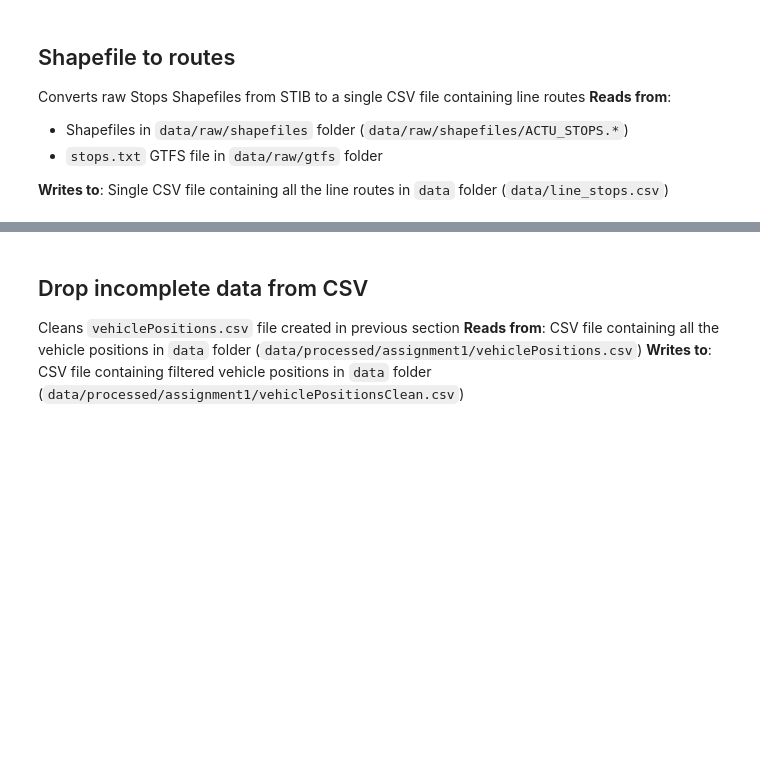
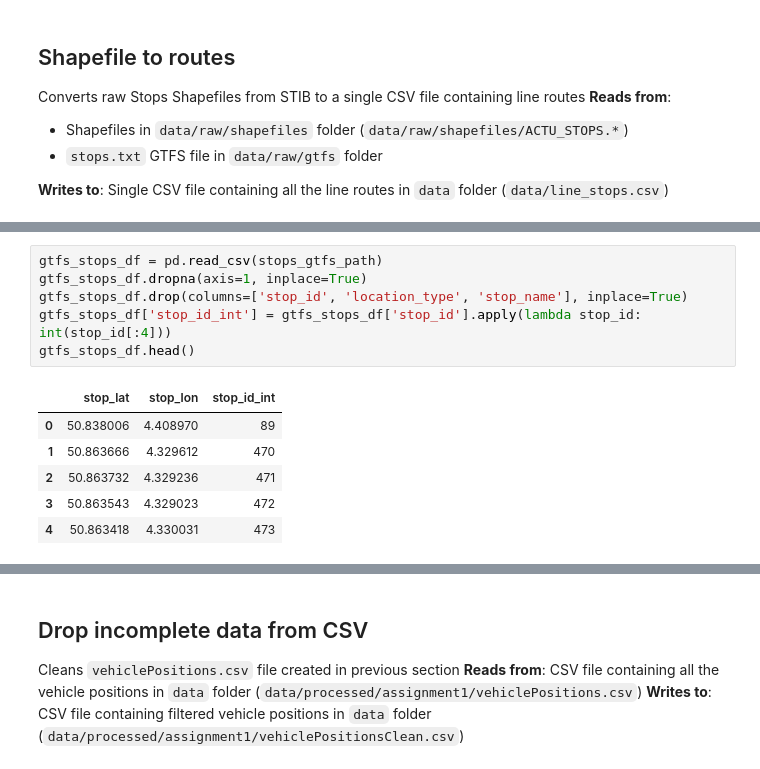
Before and after one commit to abroniewski/STIB-Hach-My-Ride, a Jupyter notebook: notebooks/assignment-1.ipynb, the cells around one changed output, grey strips where cells are left out. Drawn from its saved outputs; the diff is of its cells as text; blank space fills up the shorter version.

```diff
--- a/notebooks/assignment-1.ipynb
+++ b/notebooks/assignment-1.ipynb
@@ -114,0 +122,13 @@ create_line_stops_csv()
+# %%
+gtfs_stops_df = pd.read_csv(stops_gtfs_path)
+gtfs_stops_df.dropna(axis=1, inplace=True)
+gtfs_stops_df.drop(columns=['stop_id', 'location_type', 'stop_name'], inplace=True)
+gtfs_stops_df['stop_id_int'] = gtfs_stops_df['stop_id'].apply(lambda stop_id: int(stop_id[:4]))
+gtfs_stops_df.head()
+# %% [output]
+|  | stop_lat | stop_lon | stop_id_int |
+| 0 | 50.838006 | 4.408970 | 89 |
+| 1 | 50.863666 | 4.329612 | 470 |
+| 2 | 50.863732 | 4.329236 | 471 |
+| 3 | 50.863543 | 4.329023 | 472 |
+| 4 | 50.863418 | 4.330031 | 473 |
```
Also changed, not shown: parts of 9 cells of this notebook.
